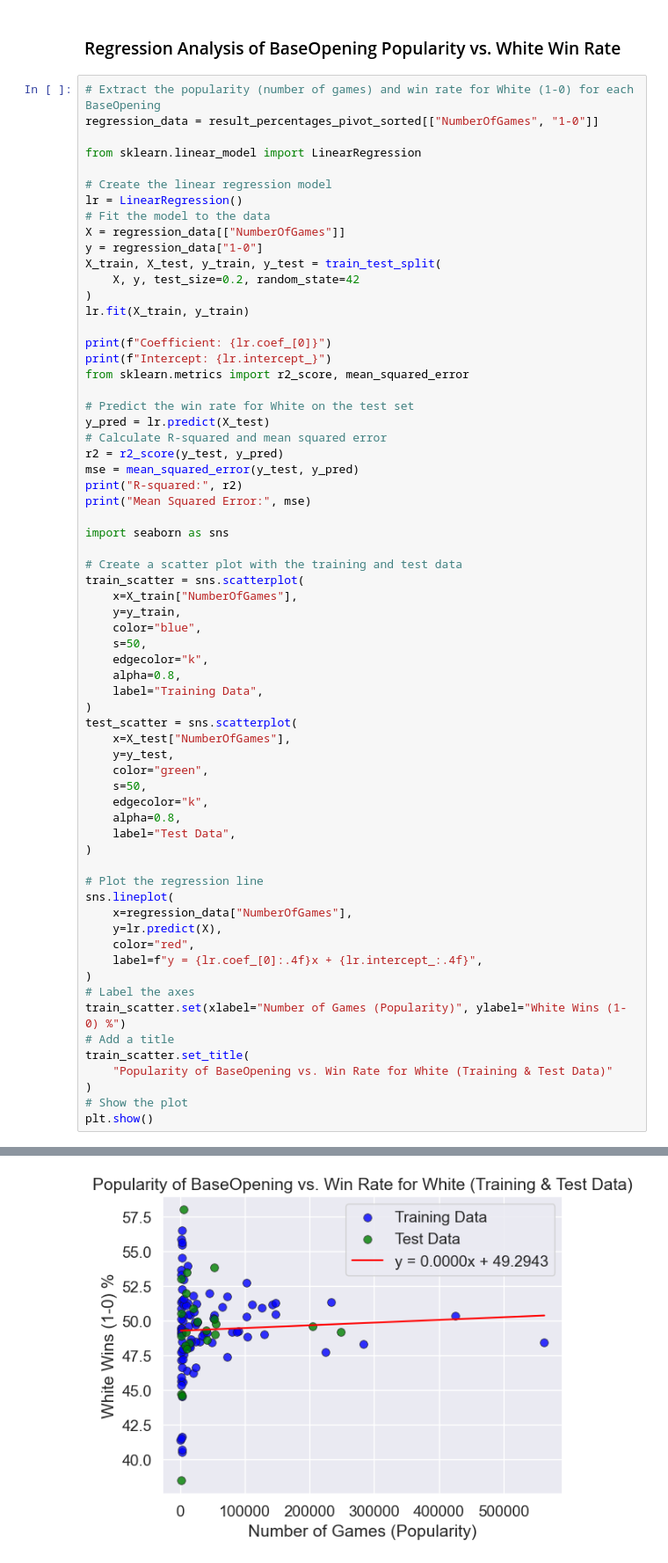
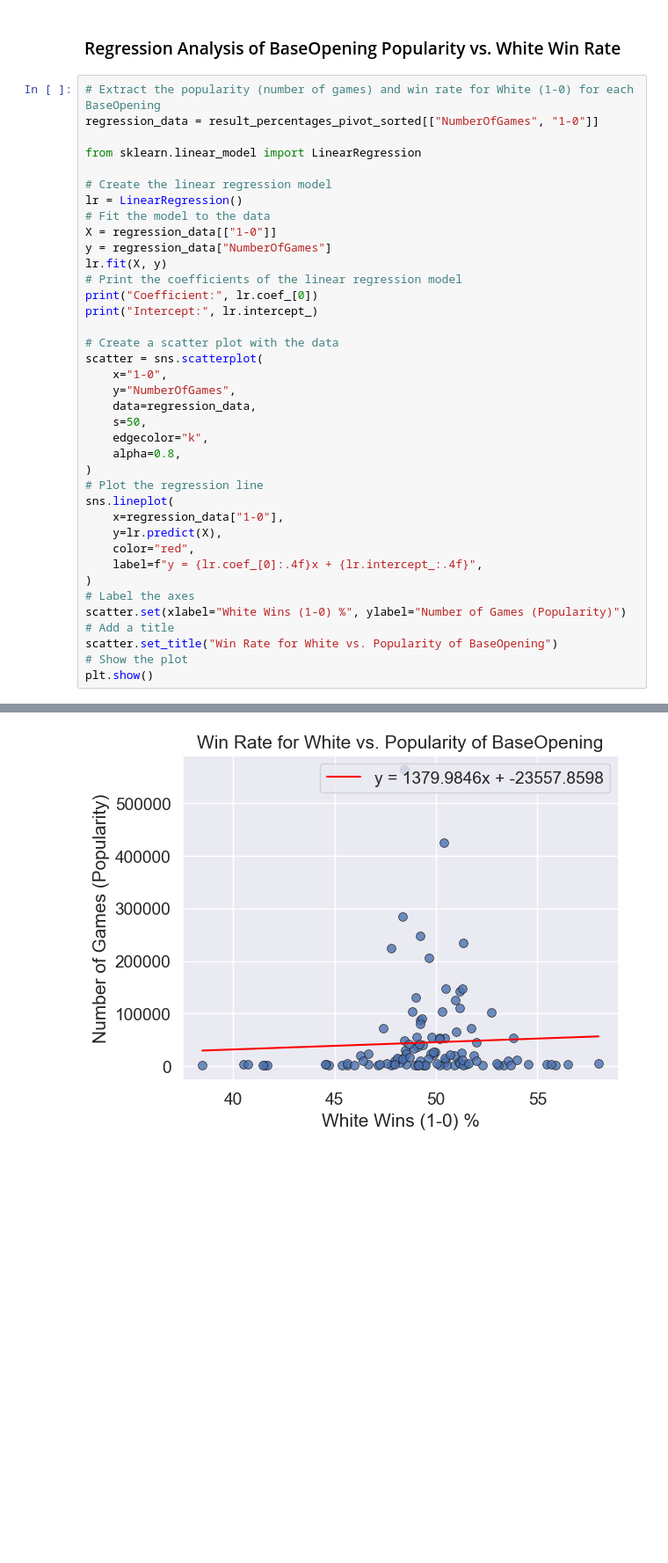
Before and after one commit to IsaacCheng9/machine-learning-in-chess, a Jupyter notebook: src/analyse_chess_data.ipynb, the cells around one changed output, grey strips where cells are left out. Shown at 88% size. Drawn from its saved outputs; the diff is of its cells as text; blank space fills up the shorter version.

Commit message:
Swap X and y axes for experimental regression analysis

```diff
--- a/src/analyse_chess_data.ipynb
+++ b/src/analyse_chess_data.ipynb
@@ -1961,60 +1913,33 @@ from sklearn.linear_model import LinearRegression
 # Create the linear regression model
 lr = LinearRegression()
 # Fit the model to the data
-X = regression_data[["NumberOfGames"]]
-y = regression_data["1-0"]
-X_train, X_test, y_train, y_test = train_test_split(
-    X, y, test_size=0.2, random_state=42
-)
-lr.fit(X_train, y_train)
+X = regression_data[["1-0"]]
+y = regression_data["NumberOfGames"]
+lr.fit(X, y)
+# Print the coefficients of the linear regression model
+print("Coefficient:", lr.coef_[0])
+print("Intercept:", lr.intercept_)
 
-print(f"Coefficient: {lr.coef_[0]}")
-print(f"Intercept: {lr.intercept_}")
-from sklearn.metrics import r2_score, mean_squared_error
-
-# Predict the win rate for White on the test set
-y_pred = lr.predict(X_test)
-# Calculate R-squared and mean squared error
-r2 = r2_score(y_test, y_pred)
-mse = mean_squared_error(y_test, y_pred)
-print("R-squared:", r2)
-print("Mean Squared Error:", mse)
-
-import seaborn as sns
-
-# Create a scatter plot with the training and test data
-train_scatter = sns.scatterplot(
-    x=X_train["NumberOfGames"],
-    y=y_train,
-    color="blue",
+# Create a scatter plot with the data
+scatter = sns.scatterplot(
+    x="1-0",
+    y="NumberOfGames",
+    data=regression_data,
     s=50,
     edgecolor="k",
     alpha=0.8,
-    label="Training Data",
 )
-test_scatter = sns.scatterplot(
-    x=X_test["NumberOfGames"],
-    y=y_test,
-    color="green",
-    s=50,
-    edgecolor="k",
-    alpha=0.8,
-    label="Test Data",
-)
-
 # Plot the regression line
 sns.lineplot(
-    x=regression_data["NumberOfGames"],
+    x=regression_data["1-0"],
     y=lr.predict(X),
     color="red",
     label=f"y = {lr.coef_[0]:.4f}x + {lr.intercept_:.4f}",
 )
 # Label the axes
-train_scatter.set(xlabel="Number of Games (Popularity)", ylabel="White Wins (1-0) %")
+scatter.set(xlabel="White Wins (1-0) %", ylabel="Number of Games (Popularity)")
 # Add a title
-train_scatter.set_title(
-    "Popularity of BaseOpening vs. Win Rate for White (Training & Test Data)"
-)
+scatter.set_title("Win Rate for White vs. Popularity of BaseOpening")
 # Show the plot
 plt.show()
 # %% [output]
@@ -2025 +1948 @@ Mean Squared Error: 13.262243509727632
-[figure, old version]
+[figure, new version]
```
Also changed, not shown: parts of 25 cells of this notebook.
